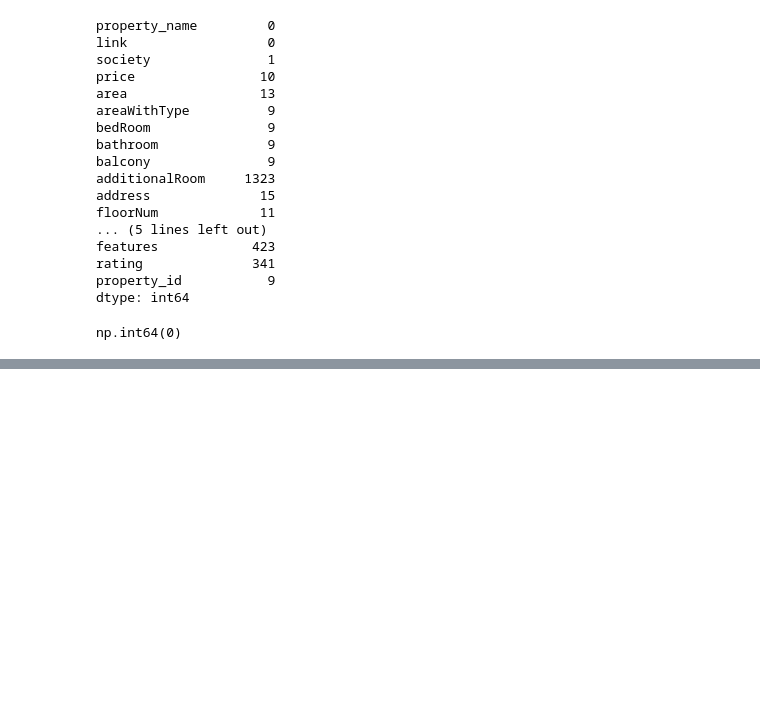
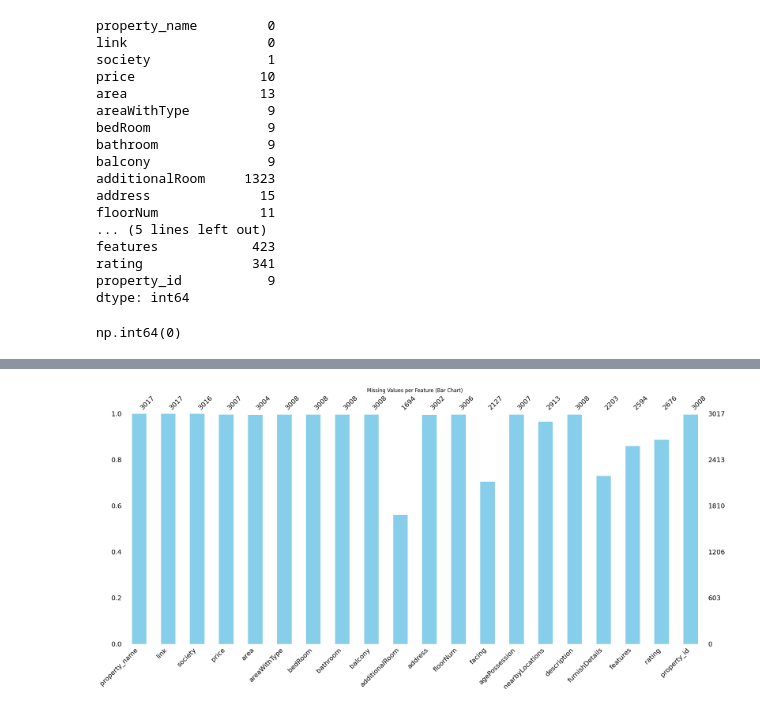
Before and after one commit to Megha2525/Real-Estate, a Jupyter notebook: notebook/01_load_flats.ipynb, the cells around one changed output, grey strips where cells are left out. Saved outputs shown, nothing was run; the diff lists cells and outputs as text; code cells hidden in the pictures; blank space fills up the shorter version.

```diff
--- a/notebook/01_load_flats.ipynb
+++ b/notebook/01_load_flats.ipynb
@@ -104,0 +147,7 @@ ModuleNotFoundError: No module named 'matplotlib'
+# %%
+plt.figure(figsize=(12,6))
+msno.bar(df, color='skyblue')
+plt.title("Missing Values per Feature (Bar Chart)")
+plt.show()
+# %% [output]
+[figure, added]
```
Also changed, not shown: parts of 28 cells of this notebook.
